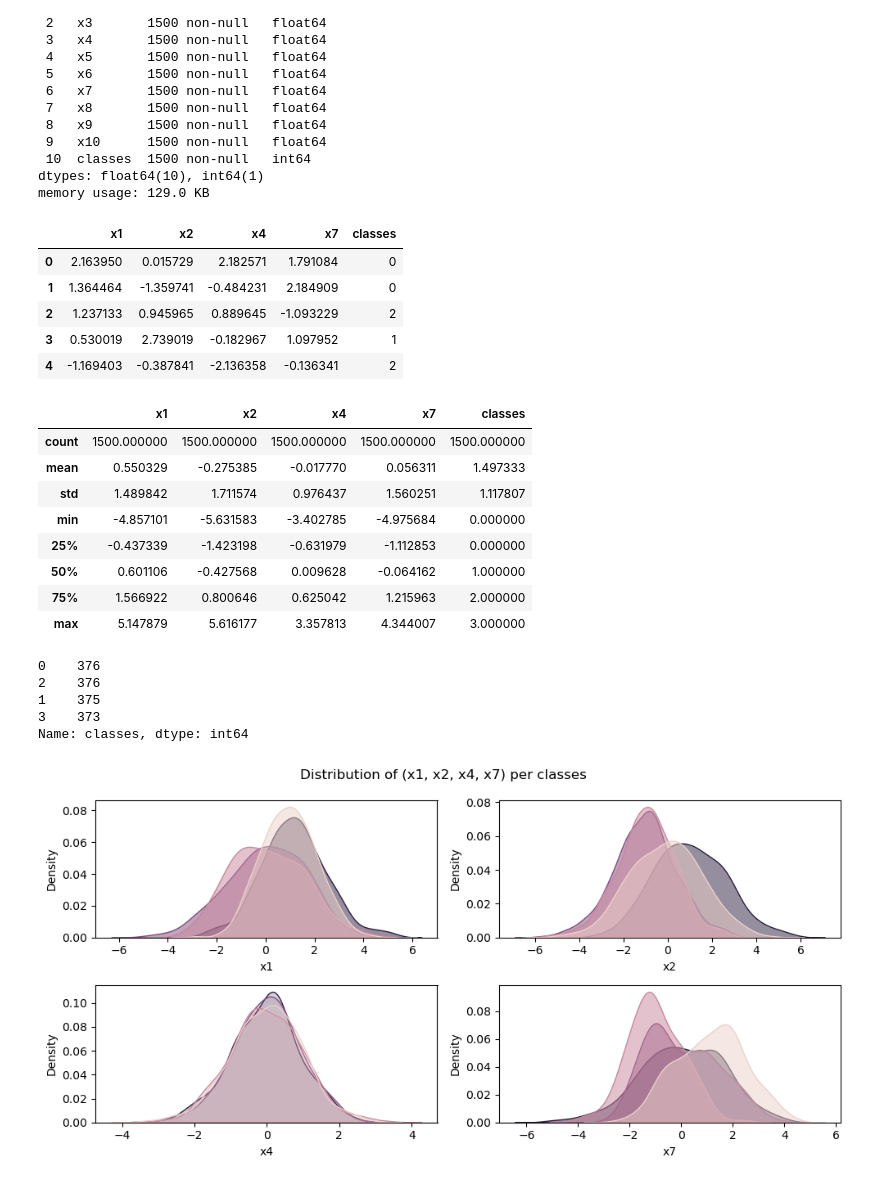
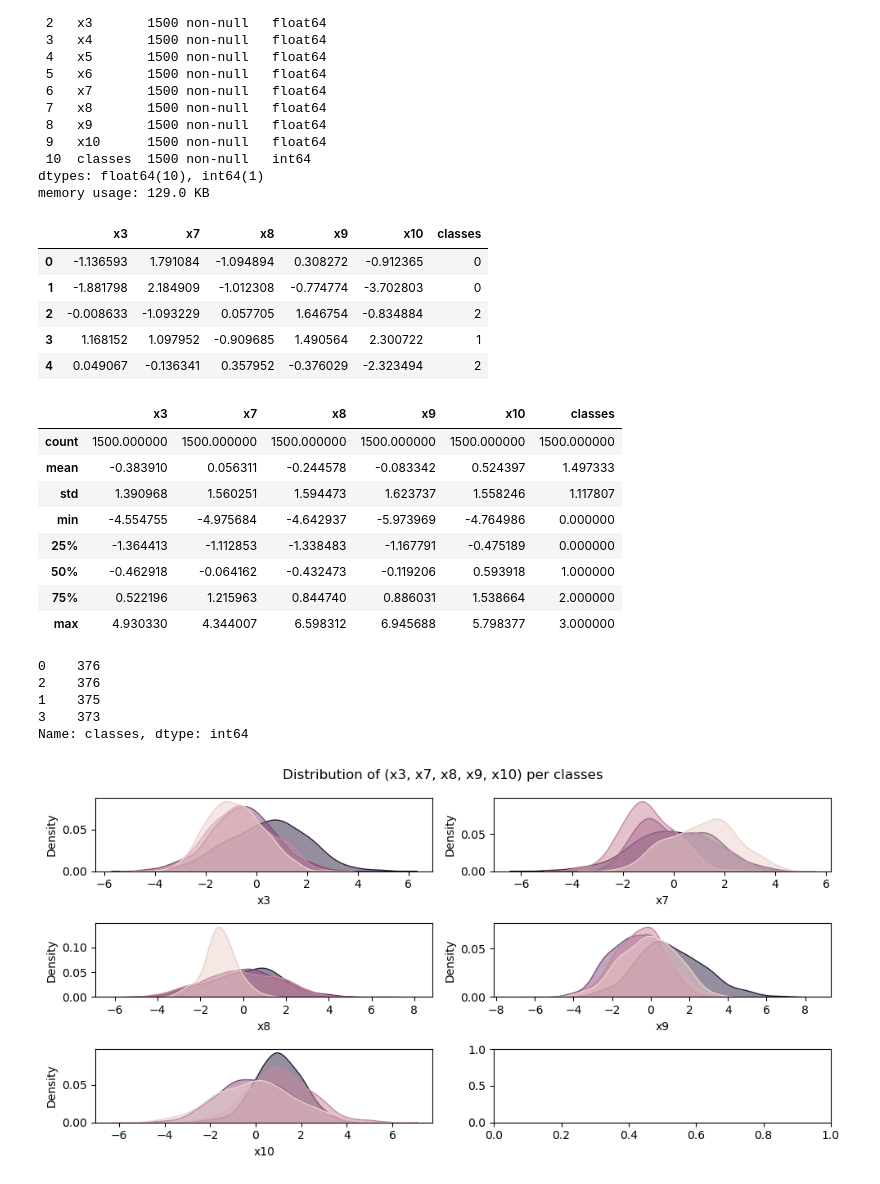
Before and after one commit to BohdanKhomik/ml2021, a Jupyter notebook: practice/practice1/practice1.ipynb, the cells around one changed output. Saved outputs shown, nothing was run; the diff lists cells and outputs as text; code cells hidden in the pictures.

```diff
--- a/practice/practice1/practice1.ipynb
+++ b/practice/practice1/practice1.ipynb
@@ -45,32 +69,31 @@ Data columns (total 11 columns):
 dtypes: float64(10), int64(1)
 memory usage: 129.0 KB
 # %%
-df = df.drop("x3", axis = 1)
+df = df.drop("x1", axis = 1)
+df = df.drop("x2", axis = 1)
+df = df.drop("x4", axis = 1)
 df = df.drop("x5", axis = 1)
 df = df.drop("x6", axis = 1)
-df = df.drop("x8", axis = 1)
-df = df.drop("x9", axis = 1)
-df = df.drop("x10", axis = 1)
 df.head()
 # %% [output]
-|  | x1 | x2 | x4 | x7 | classes |
-| 0 | 2.163950 | 0.015729 | 2.182571 | 1.791084 | 0 |
-| 1 | 1.364464 | -1.359741 | -0.484231 | 2.184909 | 0 |
-| 2 | 1.237133 | 0.945965 | 0.889645 | -1.093229 | 2 |
-| 3 | 0.530019 | 2.739019 | -0.182967 | 1.097952 | 1 |
-| 4 | -1.169403 | -0.387841 | -2.136358 | -0.136341 | 2 |
+|  | x3 | x7 | x8 | x9 | x10 | classes |
+| 0 | -1.136593 | 1.791084 | -1.094894 | 0.308272 | -0.912365 | 0 |
+| 1 | -1.881798 | 2.184909 | -1.012308 | -0.774774 | -3.702803 | 0 |
+| 2 | -0.008633 | -1.093229 | 0.057705 | 1.646754 | -0.834884 | 2 |
+| 3 | 1.168152 | 1.097952 | -0.909685 | 1.490564 | 2.300722 | 1 |
+| 4 | 0.049067 | -0.136341 | 0.357952 | -0.376029 | -2.323494 | 2 |
 # %%
 df.describe()
 # %% [output]
-|  | x1 | x2 | x4 | x7 | classes |
-| count | 1500.000000 | 1500.000000 | 1500.000000 | 1500.000000 | 1500.000000 |
-| mean | 0.550329 | -0.275385 | -0.017770 | 0.056311 | 1.497333 |
-| std | 1.489842 | 1.711574 | 0.976437 | 1.560251 | 1.117807 |
-| min | -4.857101 | -5.631583 | -3.402785 | -4.975684 | 0.000000 |
-| 25% | -0.437339 | -1.423198 | -0.631979 | -1.112853 | 0.000000 |
-| 50% | 0.601106 | -0.427568 | 0.009628 | -0.064162 | 1.000000 |
-| 75% | 1.566922 | 0.800646 | 0.625042 | 1.215963 | 2.000000 |
-| max | 5.147879 | 5.616177 | 3.357813 | 4.344007 | 3.000000 |
+|  | x3 | x7 | x8 | x9 | x10 | classes |
+| count | 1500.000000 | 1500.000000 | 1500.000000 | 1500.000000 | 1500.000000 | 1500.000000 |
+| mean | -0.383910 | 0.056311 | -0.244578 | -0.083342 | 0.524397 | 1.497333 |
+| std | 1.390968 | 1.560251 | 1.594473 | 1.623737 | 1.558246 | 1.117807 |
+| min | -4.554755 | -4.975684 | -4.642937 | -5.973969 | -4.764986 | 0.000000 |
+| 25% | -1.364413 | -1.112853 | -1.338483 | -1.167791 | -0.475189 | 0.000000 |
+| 50% | -0.462918 | -0.064162 | -0.432473 | -0.119206 | 0.593918 | 1.000000 |
+| 75% | 0.522196 | 1.215963 | 0.844740 | 0.886031 | 1.538664 | 2.000000 |
+| max | 4.930330 | 4.344007 | 6.598312 | 6.945688 | 5.798377 | 3.000000 |
 # %%
 df["classes"].value_counts()
 # %% [output]
@@ -80,30 +103,38 @@ df["classes"].value_counts()
 3    373
 Name: classes, dtype: int64
 # %%
-fig, axes = plt.subplots(2, 2, figsize=(10,5), dpi = 100)
-fig.suptitle('Distribution of (x1, x2, x4, x7) per classes')
+fig, axes = plt.subplots(3, 2, figsize=(10,5), dpi = 100)
+fig.suptitle('Distribution of (x3, x7, x8, x9, x10) per classes')
 
-sns.kdeplot(ax = axes[0,0], data = df, x = 'x1', hue = "classes", alpha = 0.5, shade = True)
-axes[0,0].set_xlabel("x1")
+
+sns.kdeplot(ax = axes[0,0], data = df, x = 'x3', hue = "classes", alpha = 0.5, shade = True)
+axes[0,0].set_xlabel("x3")
 axes[0,0].get_legend().remove()
 
-sns.kdeplot(ax = axes[0,1], data = df, x = 'x2', hue = "classes", alpha = 0.5, shade = True)
-axes[0,1].set_xlabel("x2")
+
+
+sns.kdeplot(ax = axes[0,1], data = df, x = 'x7', hue = "classes", alpha = 0.5, shade = True)
+axes[0,1].set_xlabel("x7")
 axes[0,1].get_legend().remove()
 
-# Distribution of x4 per classes
-sns.kdeplot(ax = axes[1,0], data = df, x = 'x4', hue = "classes", alpha = 0.2, shade = True)
-axes[1,0].set_xlabel("x4")
+
+sns.kdeplot(ax = axes[1,0], data = df, x = 'x8', hue = "classes", alpha = 0.5, shade = True)
+axes[1,0].set_xlabel("x8")
 axes[1,0].get_legend().remove()
 
-sns.kdeplot(ax = axes[1,1], data = df, x = 'x7', hue = "classes", alpha = 0.5, shade = True)
-axes[1,1].set_xlabel("x7")
+
+sns.kdeplot(ax = axes[1,1], data = df, x = 'x9', hue = "classes", alpha = 0.5, shade = True)
+axes[1,1].set_xlabel("x9")
 axes[1,1].get_legend().remove()
 
-# Distribution of petal width per classes
+
+sns.kdeplot(ax = axes[2,0], data = df, x = 'x10', hue = "classes", alpha = 0.5, shade = True)
+axes[2,0].set_xlabel("x10")
+axes[2,0].get_legend().remove()
+
 
 plt.tight_layout()
 # %% [output]
-[figure, old version]
+[figure, new version]
 # %%
 plt.figure(figsize = (7, 3), dpi = 100)
```
Also changed, not shown: parts of 20 cells of this notebook, 3 other files.
